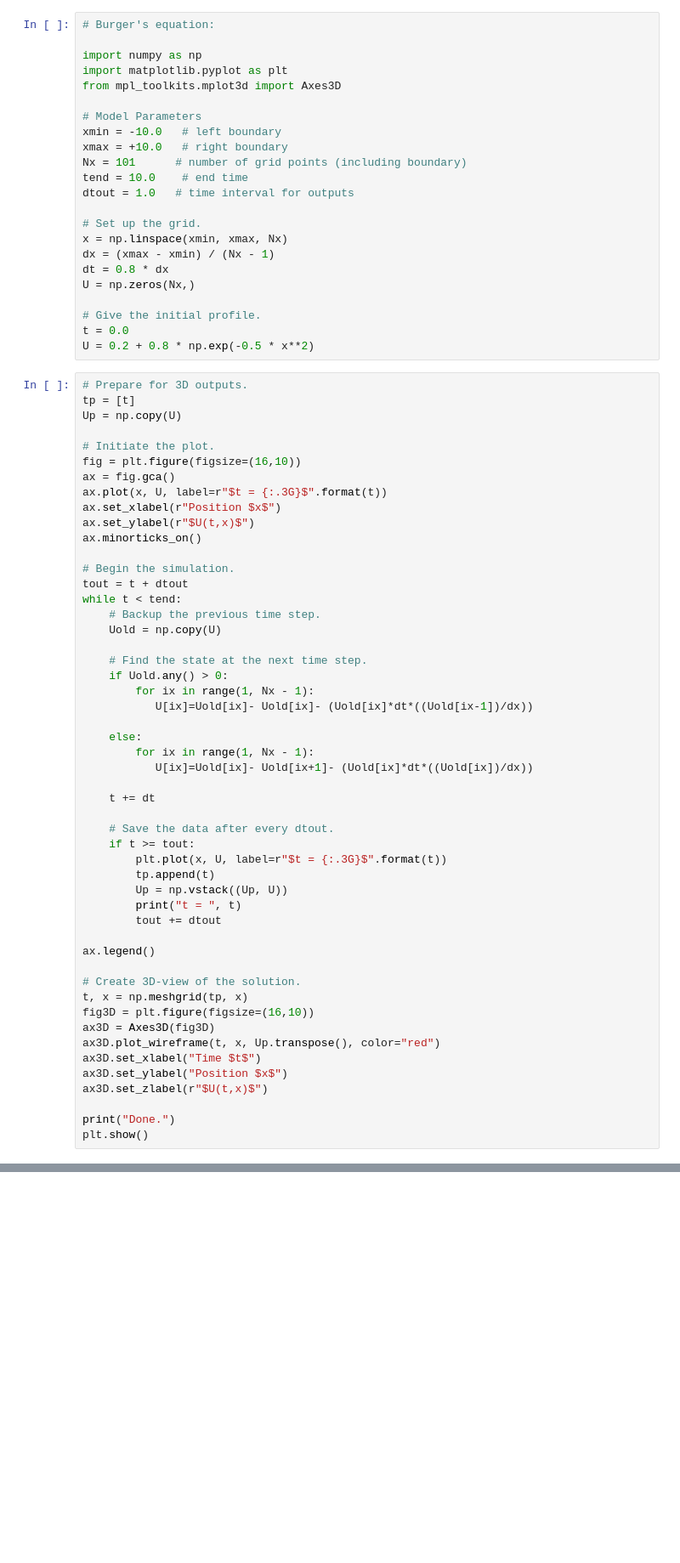
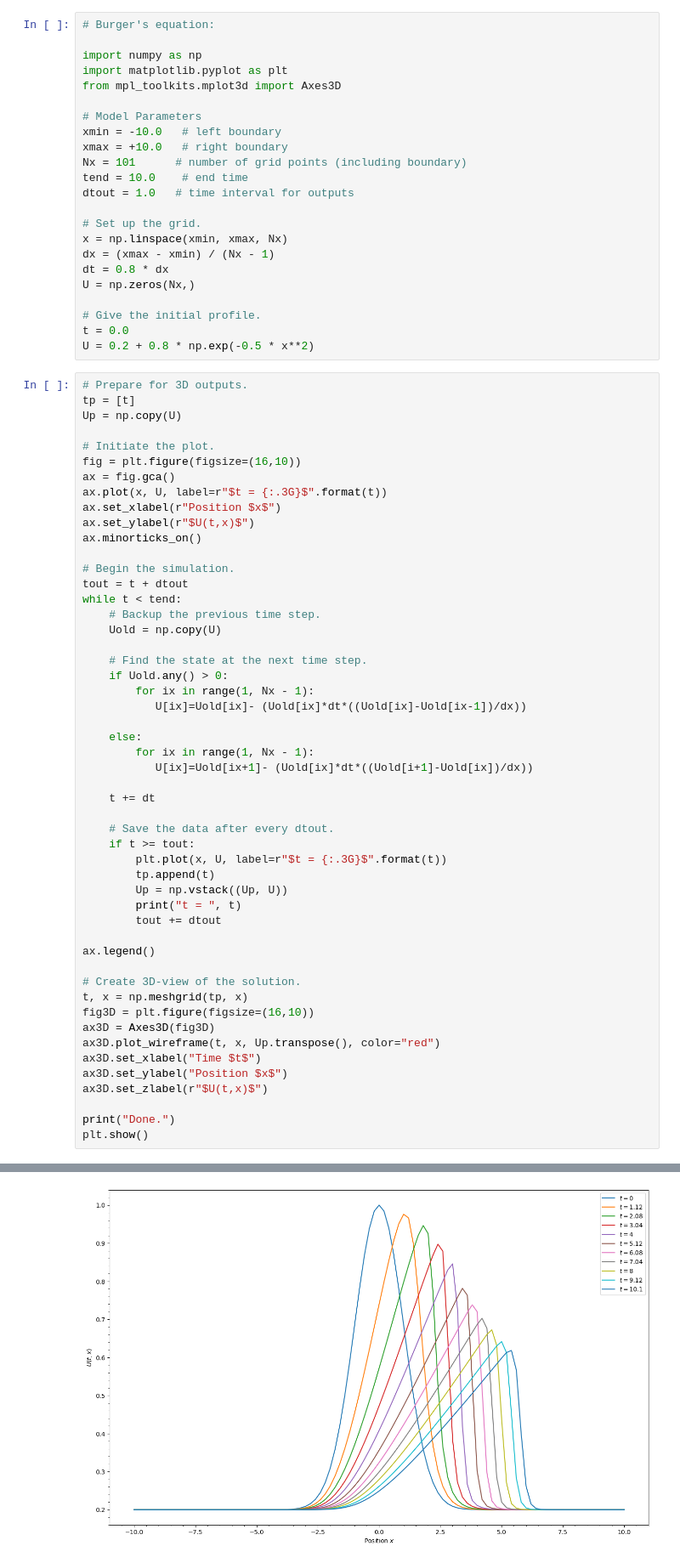
Before and after one commit to melodyjocson/computational-physics-class-404-604-Spring-2024, a Jupyter notebook: HW 7.ipynb, the cells around one changed output, grey strips where cells are left out. Shown at 85% size. Saved outputs shown, nothing was run; the diff lists cells and outputs as text; blank space fills up the shorter version.

```diff
--- a/HW 7.ipynb
+++ b/HW 7.ipynb
@@ -43,11 +43,11 @@ while t < tend:
     # Find the state at the next time step.
     if Uold.any() > 0:
         for ix in range(1, Nx - 1):
-           U[ix]=Uold[ix]- Uold[ix]- (Uold[ix]*dt*((Uold[ix-1])/dx))
+           U[ix]=Uold[ix]- (Uold[ix]*dt*((Uold[ix]-Uold[ix-1])/dx))
 
     else:
         for ix in range(1, Nx - 1):
-           U[ix]=Uold[ix]- Uold[ix+1]- (Uold[ix]*dt*((Uold[ix])/dx))
+           U[ix]=Uold[ix+1]- (Uold[ix]*dt*((Uold[i+1]-Uold[ix])/dx))
 
     t += dt
 
@@ -76,0 +87 @@ SyntaxError: invalid syntax (1170502190.py, line 22)
+[figure, added]
```
Also changed, not shown: parts of 1 cell of this notebook.
